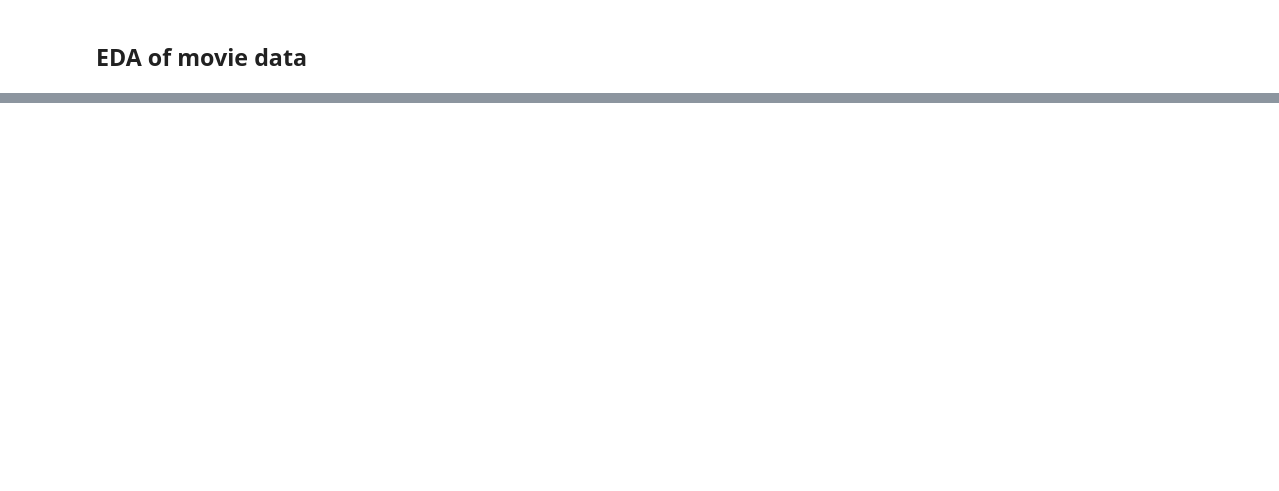
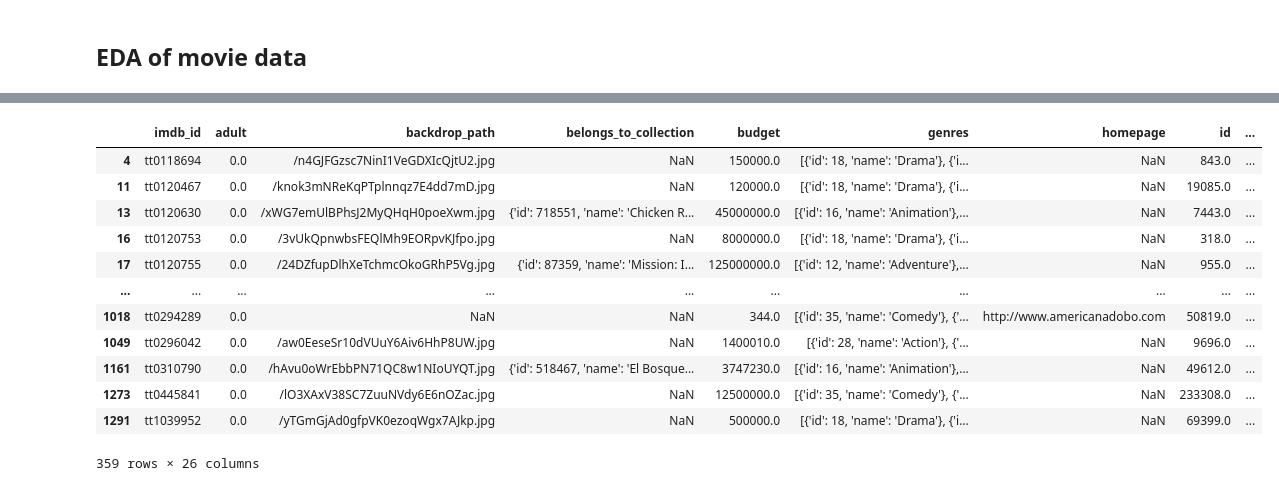
Before and after one commit to kassiedancer92/IDBM_Project3, a Jupyter notebook: Part 2.2 Movie EDA.ipynb, the cells around one changed output, grey strips where cells are left out. Saved outputs shown, nothing was run; the diff lists cells and outputs as text; code cells hidden in the pictures; blank space fills up the shorter version.

```diff
--- a/Part 2.2 Movie EDA.ipynb
+++ b/Part 2.2 Movie EDA.ipynb
@@ -37,0 +84,18 @@ memory usage: 48.0 bytes
+# %%
+#Filter out movies with 0 for budget and revenue
+df_final = df[(df['budget'] > 0) & (df['revenue'] > 0)]
+df_final
+# %% [output]
+|  | imdb_id | adult | backdrop_path | belongs_to_collection | budget | genres | homepage | id | ... |
+| 4 | tt0118694 | 0.0 | /n4GJFGzsc7NinI1VeGDXIcQjtU2.jpg | NaN | 150000.0 | [{'id': 18, 'name': 'Drama'}, {'i... | NaN | 843.0 | ... |
+| 11 | tt0120467 | 0.0 | /knok3mNReKqPTplnnqz7E4dd7mD.jpg | NaN | 120000.0 | [{'id': 18, 'name': 'Drama'}, {'i... | NaN | 19085.0 | ... |
+| 13 | tt0120630 | 0.0 | /xWG7emUlBPhsJ2MyQHqH0poeXwm.jpg | {'id': 718551, 'name': 'Chicken R... | 45000000.0 | [{'id': 16, 'name': 'Animation'},... | NaN | 7443.0 | ... |
+| 16 | tt0120753 | 0.0 | /3vUkQpnwbsFEQlMh9EORpvKJfpo.jpg | NaN | 8000000.0 | [{'id': 18, 'name': 'Drama'}, {'i... | NaN | 318.0 | ... |
+| 17 | tt0120755 | 0.0 | /24DZfupDlhXeTchmcOkoGRhP5Vg.jpg | {'id': 87359, 'name': 'Mission: I... | 125000000.0 | [{'id': 12, 'name': 'Adventure'},... | NaN | 955.0 | ... |
+| ... | ... | ... | ... | ... | ... | ... | ... | ... | ... |
+| 1018 | tt0294289 | 0.0 | NaN | NaN | 344.0 | [{'id': 35, 'name': 'Comedy'}, {'... | http://www.americanadobo.com | 50819.0 | ... |
+| 1049 | tt0296042 | 0.0 | /aw0EeseSr10dVUuY6Aiv6HhP8UW.jpg | NaN | 1400010.0 | [{'id': 28, 'name': 'Action'}, {'... | NaN | 9696.0 | ... |
+| 1161 | tt0310790 | 0.0 | /hAvu0oWrEbbPN71QC8w1NIoUYQT.jpg | {'id': 518467, 'name': 'El Bosque... | 3747230.0 | [{'id': 16, 'name': 'Animation'},... | NaN | 49612.0 | ... |
+| 1273 | tt0445841 | 0.0 | /lO3XAxV38SC7ZuuNVdy6E6nOZac.jpg | NaN | 12500000.0 | [{'id': 35, 'name': 'Comedy'}, {'... | NaN | 233308.0 | ... |
+| 1291 | tt1039952 | 0.0 | /yTGmGjAd0gfpVK0ezoqWgx7AJkp.jpg | NaN | 500000.0 | [{'id': 18, 'name': 'Drama'}, {'i... | NaN | 69399.0 | ... |
+359 rows × 26 columns
```
Also changed, not shown: parts of 14 cells of this notebook, 3 other files.
